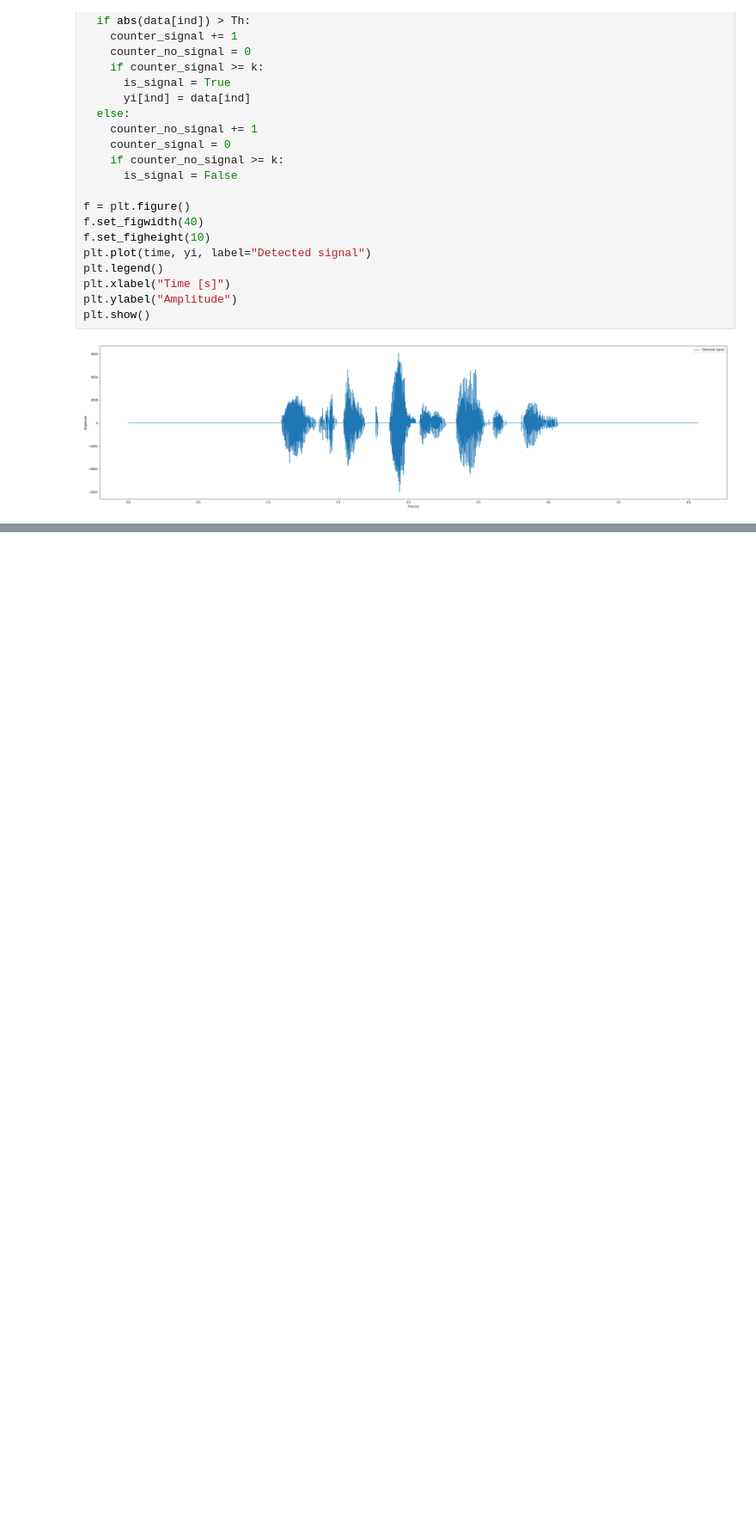
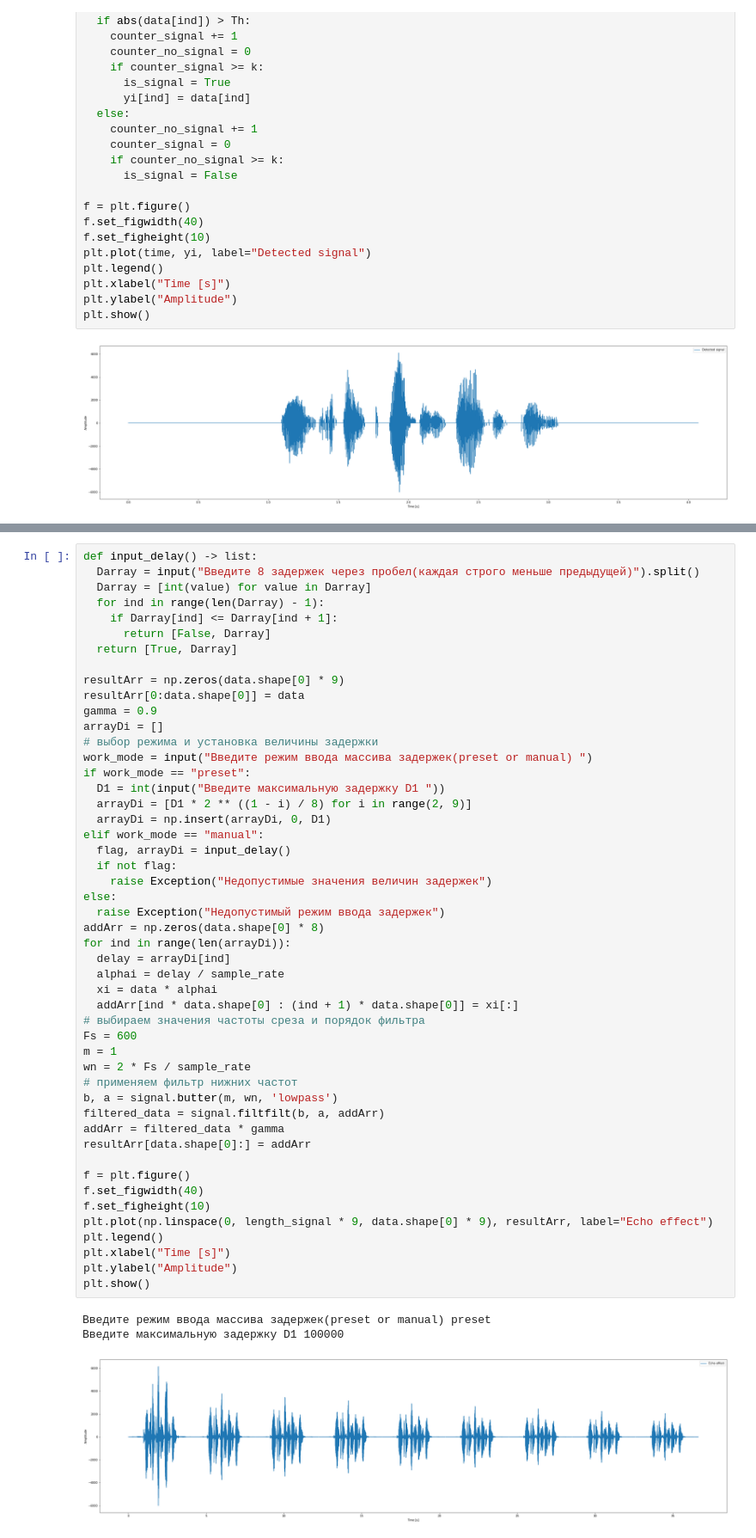
Before and after one commit to Valentina-Gol/math_packages_leti, a Jupyter notebook: lab1/math_package_lab1.ipynb, the cells around one changed output, grey strips where cells are left out. Shown: that part at 86% size. Cells and saved outputs as stored; diff of their text form; blank space fills up the shorter version.

```diff
--- a/lab1/math_package_lab1.ipynb
+++ b/lab1/math_package_lab1.ipynb
@@ -165,0 +149,53 @@ plt.show()
+# %%
+def input_delay() -> list:
+  Darray = input("Введите 8 задержек через пробел(каждая строго меньше предыдущей)").split()
+  Darray = [int(value) for value in Darray]
+  for ind in range(len(Darray) - 1):
+    if Darray[ind] <= Darray[ind + 1]:
+      return [False, Darray]
+  return [True, Darray]
+
+resultArr = np.zeros(data.shape[0] * 9)
+resultArr[0:data.shape[0]] = data
+gamma = 0.9
+arrayDi = []
+# выбор режима и установка величины задержки
+work_mode = input("Введите режим ввода массива задержек(preset or manual) ")
+if work_mode == "preset":
+  D1 = int(input("Введите максимальную задержку D1 "))
+  arrayDi = [D1 * 2 ** ((1 - i) / 8) for i in range(2, 9)]
+  arrayDi = np.insert(arrayDi, 0, D1)
+elif work_mode == "manual":
+  flag, arrayDi = input_delay()
+  if not flag:
+    raise Exception("Недопустимые значения величин задержек")
+else:
+  raise Exception("Недопустимый режим ввода задержек")
+addArr = np.zeros(data.shape[0] * 8)
+for ind in range(len(arrayDi)):
+  delay = arrayDi[ind]
+  alphai = delay / sample_rate
+  xi = data * alphai
+  addArr[ind * data.shape[0] : (ind + 1) * data.shape[0]] = xi[:]
+# выбираем значения частоты среза и порядок фильтра
+Fs = 600
+m = 1
+wn = 2 * Fs / sample_rate
+# применяем фильтр нижних частот
+b, a = signal.butter(m, wn, 'lowpass')
+filtered_data = signal.filtfilt(b, a, addArr)
+addArr = filtered_data * gamma
+resultArr[data.shape[0]:] = addArr
+
+f = plt.figure()
+f.set_figwidth(40)
+f.set_figheight(10)
+plt.plot(np.linspace(0, length_signal * 9, data.shape[0] * 9), resultArr, label="Echo effect")
+plt.legend()
+plt.xlabel("Time [s]")
+plt.ylabel("Amplitude")
+plt.show()
+# %% [output]
+Введите режим ввода массива задержек(preset or manual) preset
+Введите максимальную задержку D1 100000
+[figure, added]
```
Also changed, not shown: parts of 14 cells of this notebook.
